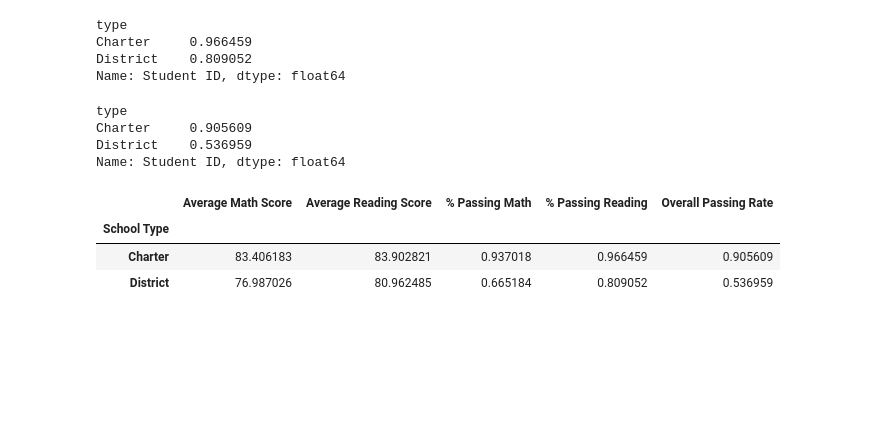
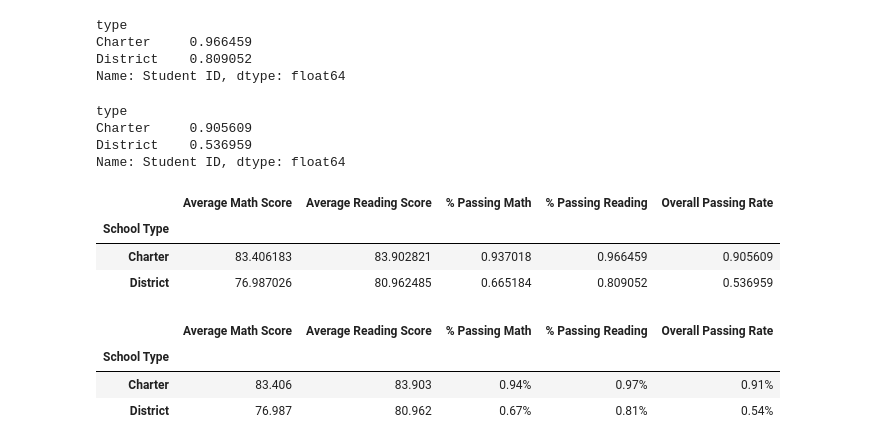
Before and after one commit to GrimmettDS/pandas-challenge, a Jupyter notebook: PyCitySchools/Main Final.ipynb, the cells around one changed output. Drawn from its saved outputs; the diff is of its cells as text; code cells hidden in the pictures; blank space fills up the shorter version.

```diff
--- a/PyCitySchools/TestData.ipynb
+++ b/PyCitySchools/Main Final.ipynb
@@ -596,5 +665,6 @@ Name: reading_score, dtype: float64
 # %%
-type_pass_math_type = school_data_complete[school_data_complete['math_score'] >= 70].groupby('type')['Student ID'].count()/score_by_type['Student ID'].count()
+# Calculating the passing percentage for reading by school type with data check
+type_pass_math = school_data_complete[school_data_complete['math_score'] >= 70].groupby('type')['Student ID'].count()/score_by_type['Student ID'].count()
 type_pass_math.head()
 # %% [output]
 type
@@ -632,3 +705,17 @@ score_by_school_type
 | School Type |  |  |  |  |  |
 | Charter | 83.406183 | 83.902821 | 0.937018 | 0.966459 | 0.905609 |
 | District | 76.987026 | 80.962485 | 0.665184 | 0.809052 | 0.536959 |
+# %%
+# With added format changes
+score_by_school_type["Average Math Score"] = score_by_school_type["Average Math Score"].map('{:.3f}'.format)
+score_by_school_type["Average Reading Score"] = score_by_school_type["Average Reading Score"].map('{:.3f}'.format)
+score_by_school_type["% Passing Math"] = score_by_school_type["% Passing Math"].map('{:.2f}%'.format)
+score_by_school_type["% Passing Reading"] = score_by_school_type["% Passing Reading"].map('{:.2f}%'.format)
+score_by_school_type["Overall Passing Rate"] = score_by_school_type["Overall Passing Rate"].map('{:.2f}%'.format)
+
+score_by_school_type
+# %% [output]
+|  | Average Math Score | Average Reading Score | % Passing Math | % Passing Reading | Overall Passing Rate |
+| School Type |  |  |  |  |  |
+| Charter | 83.406 | 83.903 | 0.94% | 0.97% | 0.91% |
+| District | 76.987 | 80.962 | 0.67% | 0.81% | 0.54% |
```
Also changed, not shown: parts of 34 cells of this notebook.
